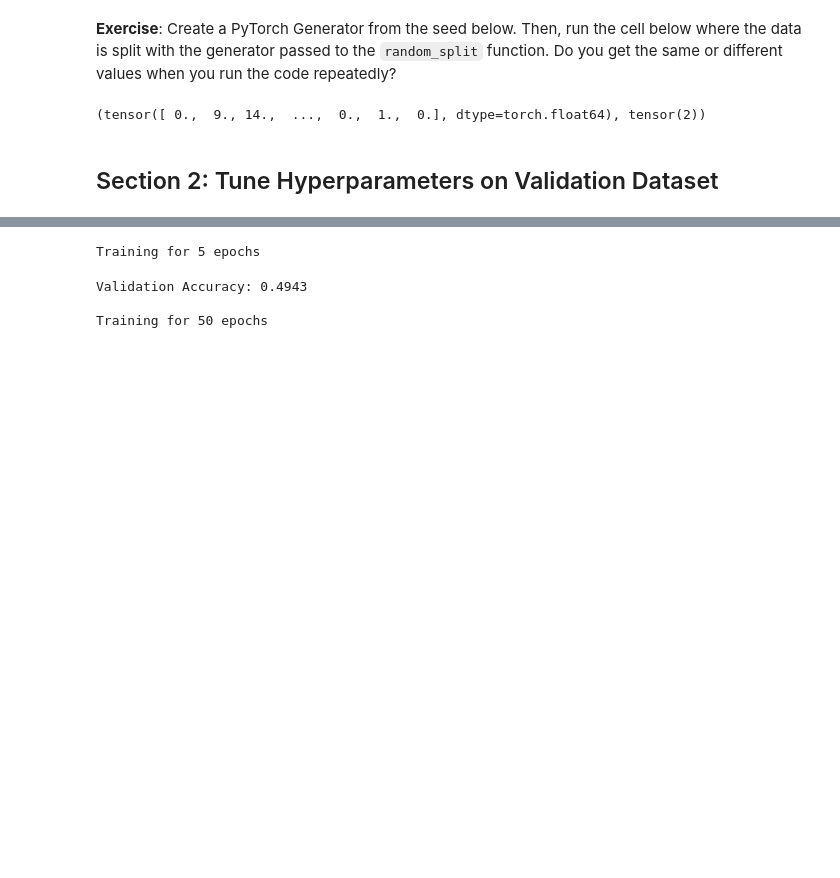
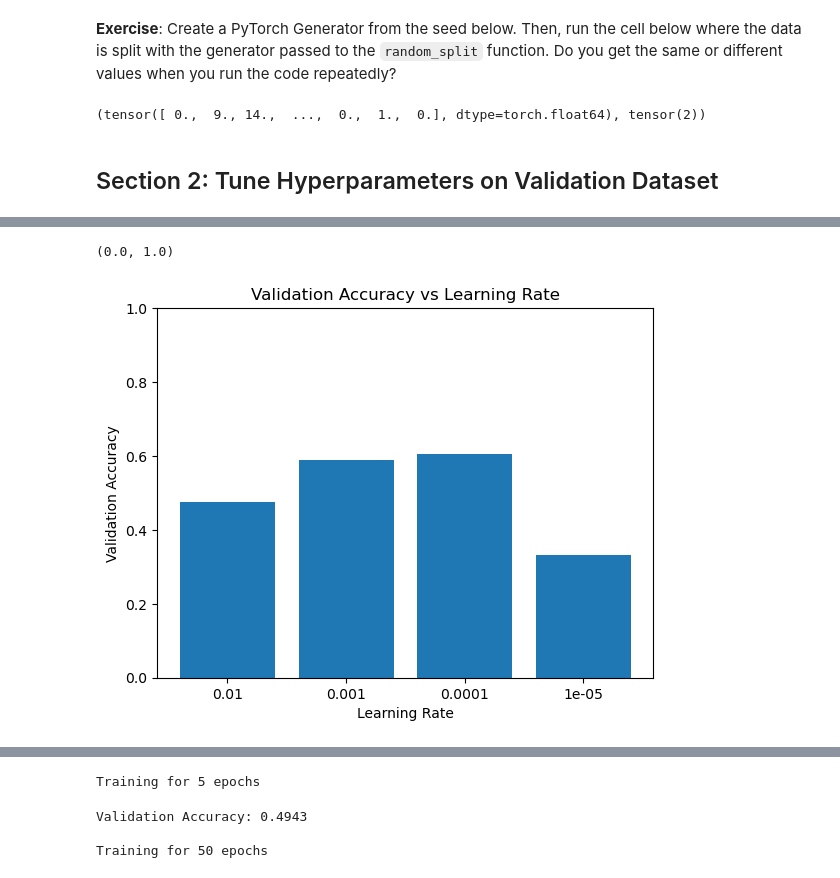
Before and after one commit to atleer/intro-to-deep-learning-dev, a Jupyter notebook: Day02/08_train_test_splitting_and_hyperparameter_tuning.ipynb/08_train_test_splitting_and_hyperparameter_tuning.ipynb, the cells around one changed output, grey strips where cells are left out. Cells and saved outputs as stored; diff of their text form; code cells hidden in the pictures; blank space fills up the shorter version.

```diff
--- a/Day02/08_train_test_splitting_and_hyperparameter_tuning.ipynb/08_train_test_splitting_and_hyperparameter_tuning.ipynb
+++ b/Day02/08_train_test_splitting_and_hyperparameter_tuning.ipynb/08_train_test_splitting_and_hyperparameter_tuning.ipynb
@@ -290,0 +314,26 @@ for hidden_layer_size in hidden_layer_sizes:
+# %%
+# set learning rates to try out
+learning_rates = __ # complete this line
+
+accuracies_val = []
+for learning_rate in learning_rates:
+    # create model
+    torch.manual_seed(SEED)
+    model = Model(hidden_layer_size=hidden_layer_size)
+
+    # train the model
+    utils.train(model, features_train, labels_train, learning_rate=learning_rate)
+
+    # calculate validation accuracy
+    accuracy_val = utils.calculate_accuracy(model, features_val, labels_val)
+    accuracies_val.append(accuracy_val.item())
+
+# plot results
+plt.bar([str(lr) for lr in learning_rates], accuracies_val)
+plt.xlabel('Learning Rate')
+plt.ylabel('Validation Accuracy')
+plt.title('Validation Accuracy vs Learning Rate')
+plt.ylim([0, 1])
+# %% [output]
+(0.0, 1.0)
+[figure, added]
```
Also changed, not shown: parts of 12 cells of this notebook.
